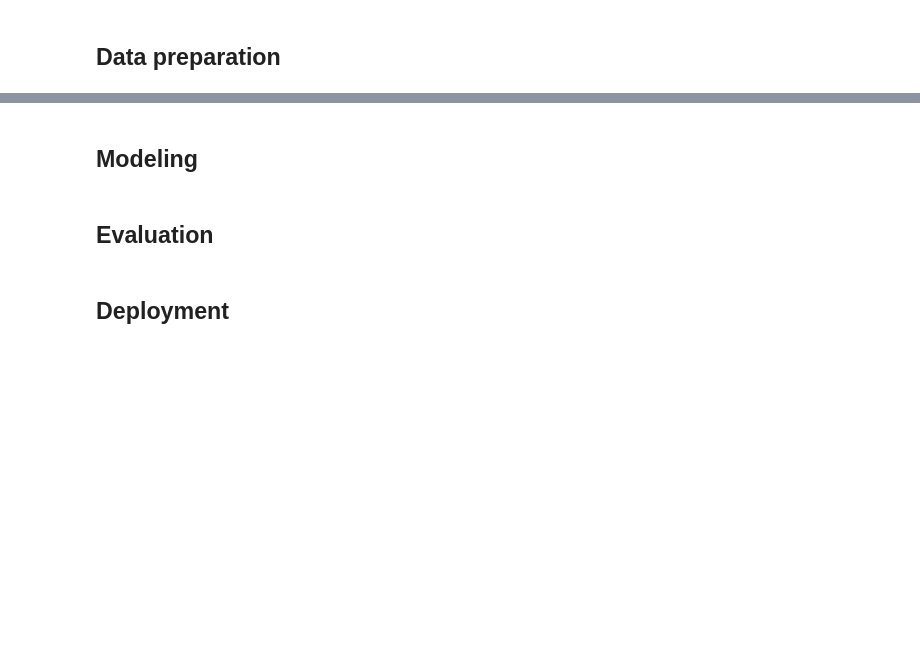
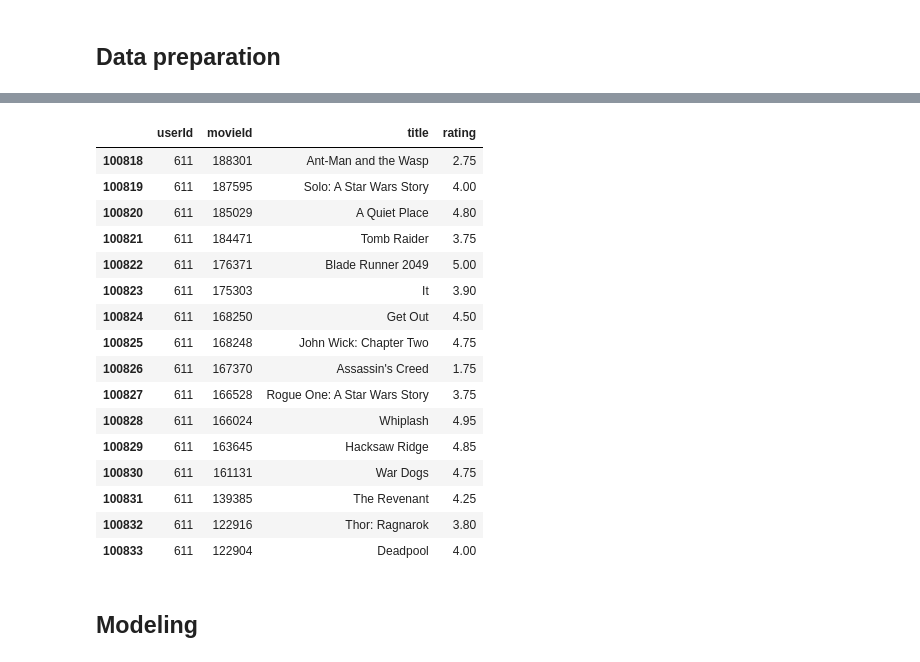
Before and after one commit to TheZink/MLL, a Jupyter notebook: Documents/Project/MovieRecommendation_Janne.ipynb, the cells around one changed output, grey strips where cells are left out. Saved outputs shown, nothing was run; the diff lists cells and outputs as text; code cells hidden in the pictures; blank space fills up the shorter version.

```diff
--- a/Documents/Project/MovieRecommendation_Janne.ipynb
+++ b/Documents/Project/MovieRecommendation_Janne.ipynb
@@ -117,6 +258,25 @@ The distribution of ratings shows that the most common rating is 4.0, followed b
+# %%
+# Check the new ratings added for the new user
+user_to_look = new_user_id
+new_user_ratings = movie_ratings[movie_ratings['userId'] == user_to_look][['userId', 'movieId', 'title', 'rating']]
+new_user_ratings
+# %% [output]
+|  | userId | movieId | title | rating |
+| 100818 | 611 | 188301 | Ant-Man and the Wasp | 2.75 |
+| 100819 | 611 | 187595 | Solo: A Star Wars Story | 4.00 |
+| 100820 | 611 | 185029 | A Quiet Place | 4.80 |
+| 100821 | 611 | 184471 | Tomb Raider | 3.75 |
+| 100822 | 611 | 176371 | Blade Runner 2049 | 5.00 |
+| 100823 | 611 | 175303 | It | 3.90 |
+| 100824 | 611 | 168250 | Get Out | 4.50 |
+| 100825 | 611 | 168248 | John Wick: Chapter Two | 4.75 |
+| 100826 | 611 | 167370 | Assassin's Creed | 1.75 |
+| 100827 | 611 | 166528 | Rogue One: A Star Wars Story | 3.75 |
+| 100828 | 611 | 166024 | Whiplash | 4.95 |
+| 100829 | 611 | 163645 | Hacksaw Ridge | 4.85 |
+| 100830 | 611 | 161131 | War Dogs | 4.75 |
+| 100831 | 611 | 139385 | The Revenant | 4.25 |
+| 100832 | 611 | 122916 | Thor: Ragnarok | 3.80 |
+| 100833 | 611 | 122904 | Deadpool | 4.00 |
 # %% [markdown]
 ## Modeling
-# %% [markdown]
-## Evaluation
-# %% [markdown]
-## Deployment
```
Also changed, not shown: parts of 29 cells of this notebook, 1 other file.
